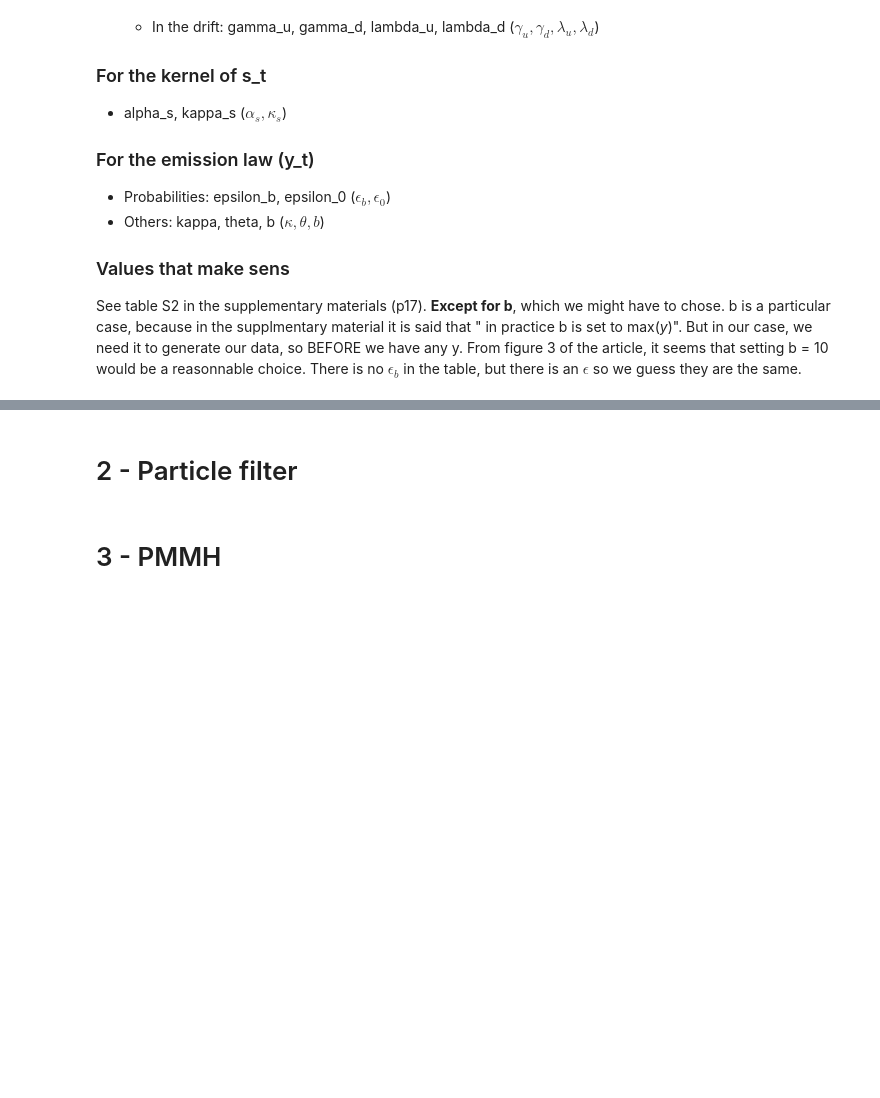
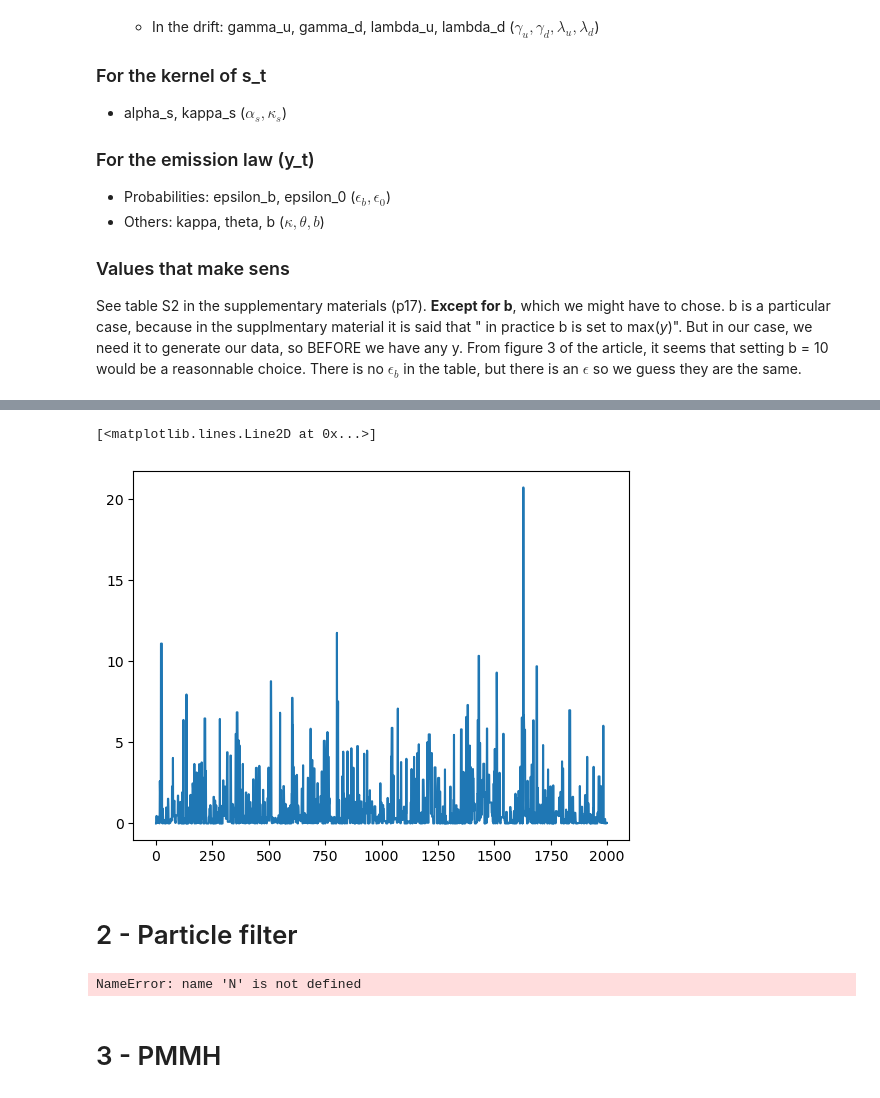
Before and after one commit to TheoAlegretti/HMMC-project, a Jupyter notebook: MAIN.ipynb, the cells around one changed output, grey strips where cells are left out. Drawn from its saved outputs; the diff is of its cells as text; code cells hidden in the pictures; blank space fills up the shorter version.

```diff
--- a/MAIN.ipynb
+++ b/MAIN.ipynb
@@ -379,4 +420,15 @@ plt.plot(data_X[:,0])
+# %%
+plt.plot(data_X[:,1])
+# %% [output]
+[<matplotlib.lines.Line2D at 0x...>]
+[figure, added]
 # %% [markdown]
 # 2 - Particle filter
+# %%
+fk_rna = RnaProb(data_observed = data_Y, T = T)
+alg = particles.SMC(fk = fk_rna, N = 100)
+alg.run()
+# %% [output]
+NameError: name 'N' is not defined
 # %% [markdown]
 # 3 - PMMH
```
Also changed, not shown: parts of 12 cells of this notebook.
